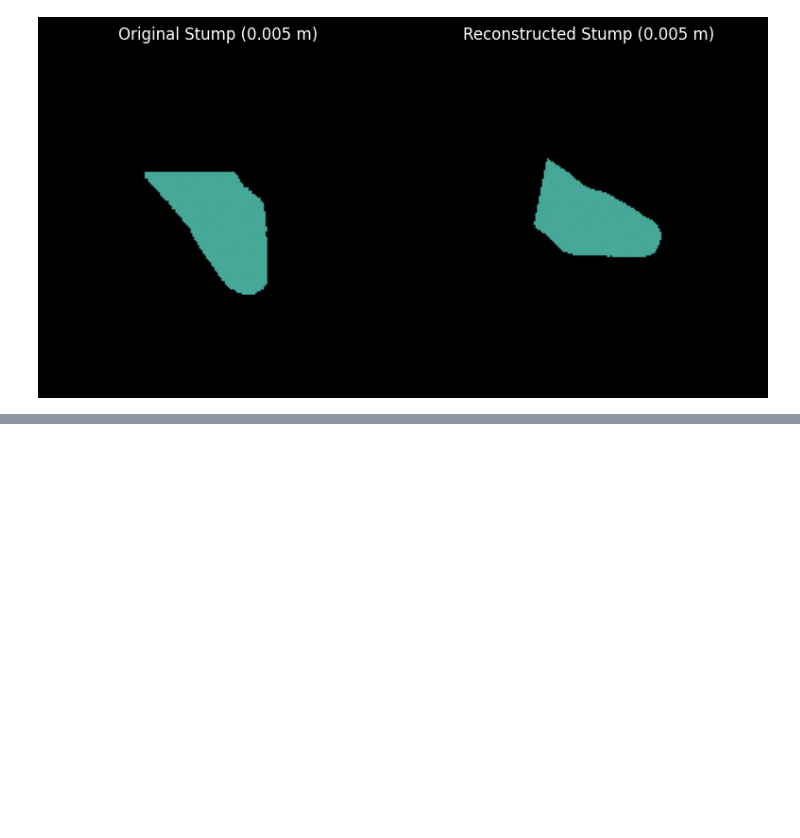
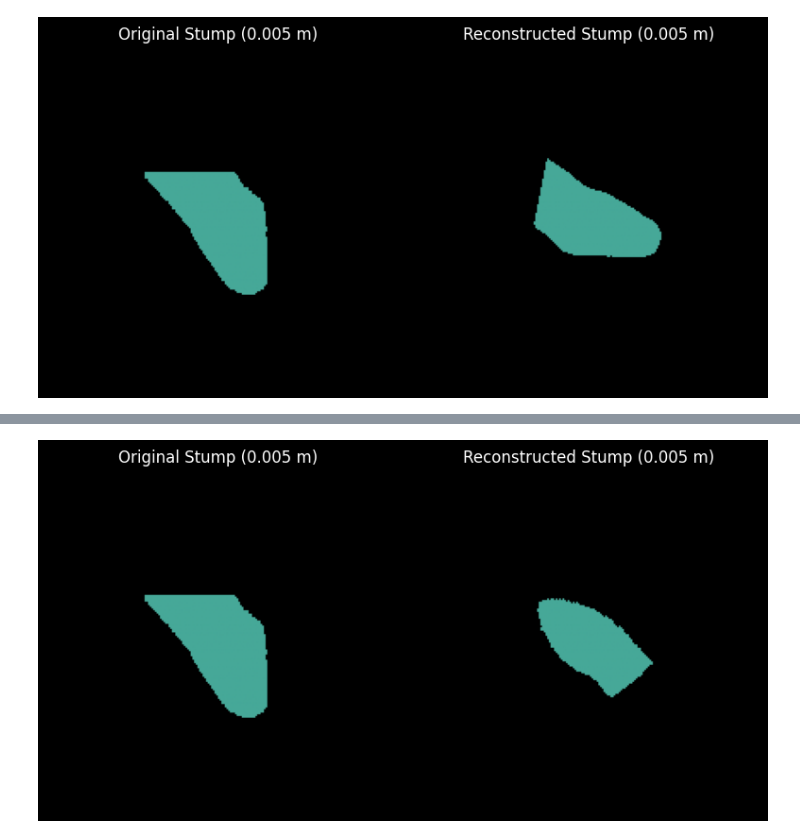
Before and after one commit to GuilhermeCosta-Ferreira/ARM-SOFT-Scanning, a Jupyter notebook: 3d_reconstruction/03_result_analysis.ipynb, the cells around one changed output, grey strips where cells are left out. Saved outputs shown, nothing was run; the diff lists cells and outputs as text; code cells hidden in the pictures; blank space fills up the shorter version.

```diff
--- a/3d_reconstruction/03_result_analysis.ipynb
+++ b/3d_reconstruction/03_result_analysis.ipynb
@@ -90,0 +97,15 @@ plt.show()
+# %%
+fig, (ax1, ax2) = plt.subplots(1, 2, figsize=(8, 4))
+
+ax1.imshow(original_centered[original_centered.shape[0]//2, :, :], cmap=gb_cmap)
+ax1.set_title(f'Original Stump ({voxel_size:.1} m)')
+ax1.axis('off')
+
+ax2.imshow(registered_stump[registered_stump.shape[0]//2, :, :], cmap=gb_cmap)
+ax2.set_title('Reconstructed Stump (0.005 m)')
+ax2.axis('off')
+
+plt.tight_layout()
+plt.show()
+# %% [output]
+[figure, added]
```
Also changed, not shown: parts of 2 cells of this notebook, 8 other files.
